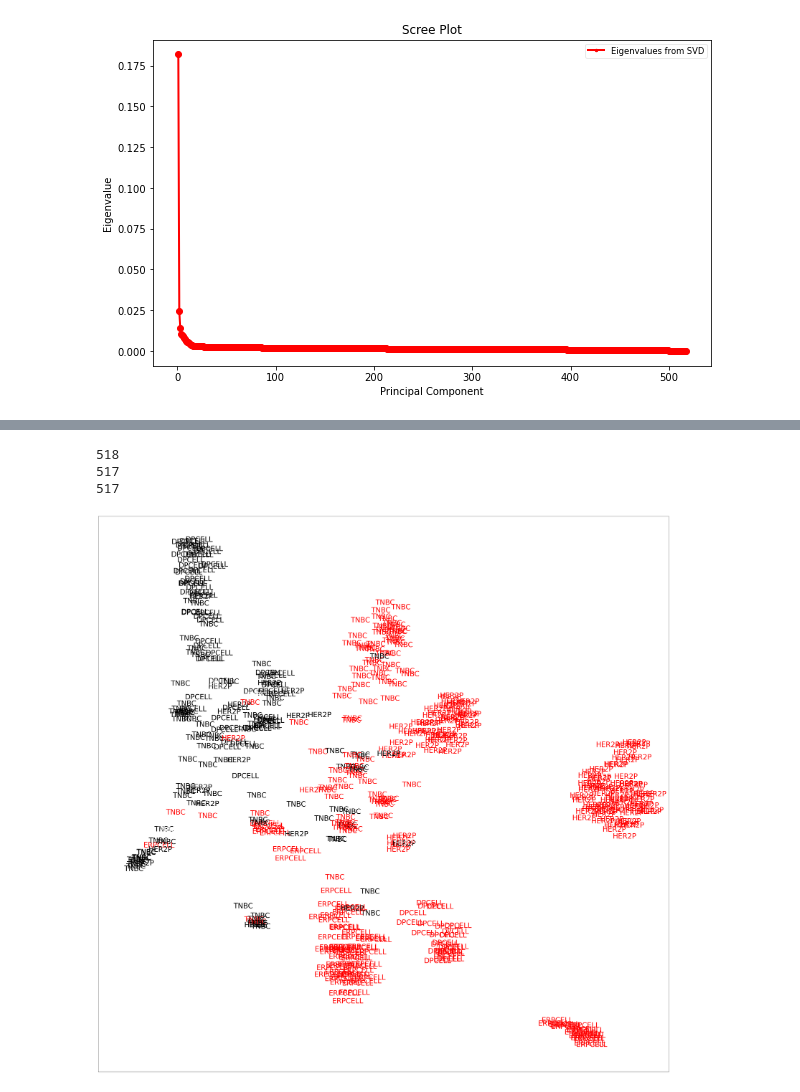
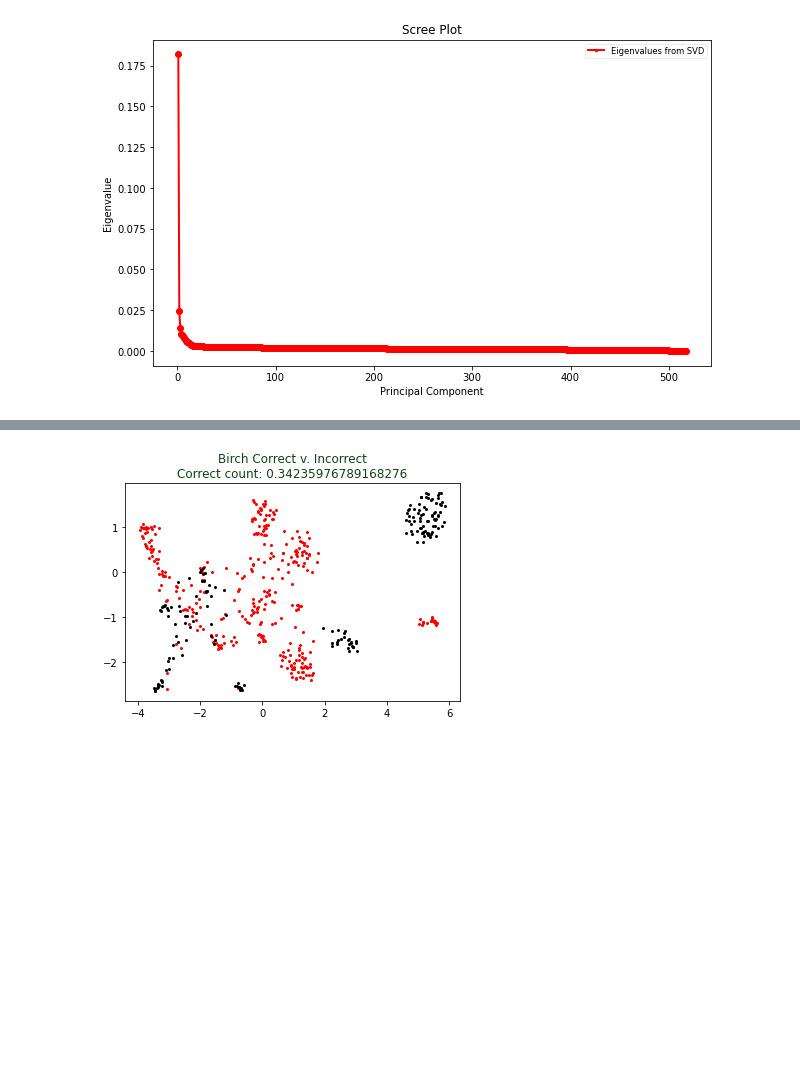
Before and after one commit to anastasia21112/science-fair-2020, a Jupyter notebook: Dataset 4 Clusters.ipynb, the cells around one changed output, grey strips where cells are left out. Saved outputs shown, nothing was run; the diff lists cells and outputs as text; code cells hidden in the pictures; blank space fills up the shorter version.

Commit message:
dataset4 results

```diff
--- a/Dataset 4 Clusters.ipynb
+++ b/Dataset 4 Clusters.ipynb
@@ -226,7 +226,7 @@ def ClusterIndicesNumpy(clustNum, labels_array): #numpy
 def ClusterIndicesComp(clustNum, labels_array): #list comprehension
     return np.array([i for i, x in enumerate(labels_array) if x == clustNum])
 
-def DataCollection(algorithm, cluster_1, cluster_2, cluster_3, cluster_4, results):
+def DataCollectionMolecularSubtypeTvP(algorithm, cluster_1, cluster_2, cluster_3, cluster_4, results):
     labels = FindTrueLabels(algorithm)
 
     num1 = []
@@ -262,7 +262,6 @@ def DataCollection(algorithm, cluster_1, cluster_2, cluster_3, cluster_4, result
         for listitem in barcodes4:
             filehandle.write('%s\n' % listitem)
 
-
     dp = open('DPCells.txt').readlines()
     dp_line = []
     for lines in dp:
@@ -280,7 +279,7 @@ def DataCollection(algorithm, cluster_1, cluster_2, cluster_3, cluster_4, result
     tnbc_line = []
     for lines in tnbc:
         tnbc_line.append(lines)
-    print(len(dp_line) + len(erp_line) + len(her2p_line) + len(tnbc_line))
+
     res = open(results, "w")
 
     dpcount = 0
@@ -302,7 +301,6 @@ def DataCollection(algorithm, cluster_1, cluster_2, cluster_3, cluster_4, result
     erpcount4 = 0
     her2pcount4 = 0
     tnbccount4 = 0
-
 
     cluster1 = open(cluster_1).readlines()
     cluster1_line = []
@@ -342,7 +340,6 @@ def DataCollection(algorithm, cluster_1, cluster_2, cluster_3, cluster_4, result
     res.write(str(tnbccount) + "\n")
     res.write("\n")
 
-
     cluster2 = open(cluster_2).readlines()
     cluster2_line = []
     for lines in cluster2:
@@ -380,7 +377,6 @@ def DataCollection(algorithm, cluster_1, cluster_2, cluster_3, cluster_4, result
     res.write(str(tnbccount2/(len(cluster2_line))) + "\n")
     res.write(str(tnbccount2) + "\n")
     res.write("\n")
-
 
     cluster3 = open(cluster_3).readlines()
     cluster3_line = []
@@ -458,7 +454,9 @@ def DataCollection(algorithm, cluster_1, cluster_2, cluster_3, cluster_4, result
     res.write(str(tnbccount4) + "\n")
     res.write("\n")
 
-    print(len(embedding))
-    print(len(truthnum1))
-    return truthnum1
+    correctCount = 0
+    for i in truthnum1:
+        if(truthnum1[i] == 'black'):
+            correctCount += 1
+    return truthnum1, correctCount
 # %%
@@ -735,33 +729,31 @@ def DataCollectionP(algorithm, cluster_1, cluster_2, cluster_3, cluster_4, resul
 # %%
 def DataViz(figname, algorithm, cluster1, cluster2, cluster3, cluster4, results):
     coloring = []
-    truthnum1 = DataCollection(algorithm, cluster1, cluster2, cluster3, cluster4, results)
+    truthnum1, correctCount = DataCollectionMolecularSubtypeTvP(algorithm, cluster1, cluster2, cluster3, cluster4, results)
     for i in truthnum1:
         coloring.append(truthnum1[i])
     for i in range(len(truthnum1)):
         plt.scatter(embedding[i:i+1, 0], embedding[i:i+1, 1], s=4, color=truthnum1[str(embedding[i]).strip()])
     labels = algorithm.labels_
     plt.savefig(figname)
+    plt.title("Birch Correct v. Incorrect" + "\n" + "Correct count: " + str(correctCount/len(truthnum1)))
 
-truthnum1, truthnum2 = DataCollectionP(birch, "ward_cluster1.txt", "ward_cluster2.txt", "ward_cluster3.txt", "ward_cluster4.txt", "ward_results.txt")
-plt.figure(figsize=(50, 50))
-plt.xticks(())
-plt.yticks(())
-for g in range(len(truthnum1)):
-    plt.scatter(embedding[g:g+1, 0], embedding[g:g+1, 1], s=4, color="white")
-    mpl.rcParams['text.color'] = truthnum1[str(embedding[g]).strip()]
-    plt.annotate(truthnum2[str(embedding[g]).strip()], xy=(embedding[g:g+1, 0], embedding[g:g+1, 1]), size=35)
-plt.savefig("Birch Tumorous and Molecular Cell Type.png")
-plt.show()
+# truthnum1, truthnum2 = DataCollectionMolecularSubtype(birch, "birch_subtype1.txt", "birch_subtype2.txt", "birch_subtype3.txt", "birch_subtype4.txt", "birch_subtype_results.txt")
+# plt.figure(figsize=(50, 50))
+# plt.xticks(())
+# plt.yticks(())
+# for g in range(len(truthnum1)):
+#     plt.scatter(embedding[g:g+1, 0], embedding[g:g+1, 1], s=4, color="white")
+#     mpl.rcParams['text.color'] = truthnum1[str(embedding[g]).strip()]
+#     plt.annotate(truthnum2[str(embedding[g]).strip()], xy=(embedding[g:g+1, 0], embedding[g:g+1, 1]), size=35)
+# plt.savefig("Birch Molecular Subtype Type.png")
+# plt.show()
 
-
+DataViz("Birch MS Predicted v. Truth.png", birch, "birch_subtype1.txt", "birch_subtype2.txt", "birch_subtype3.txt", "birch_subtype4.txt", "birch_subtype_results.txt")
 #DataViz("Spectral Truth Plot.png", spectral, "spectral_cluster1.txt", "spectral_cluster2.txt", "spectral_cluster3.txt", "spectral_results.txt")
 #DataViz("Birch Truth Plot.png", birch, "birch_cluster1.txt", "birch_cluster2.txt", "birch_cluster3.txt", "birch_results.txt")
 
 #DataViz("Ward Truth Plot.png", ward, "ward_cluster1.txt", "ward_cluster2.txt", "ward_cluster3.txt", "ward_cluster4.txt", "ward_results.txt")
 # %% [output]
-518
-517
-517
-[figure, old version]
+[figure, new version]
 # %%
```
Also changed, not shown: parts of 9 cells of this notebook, 18 other files.
